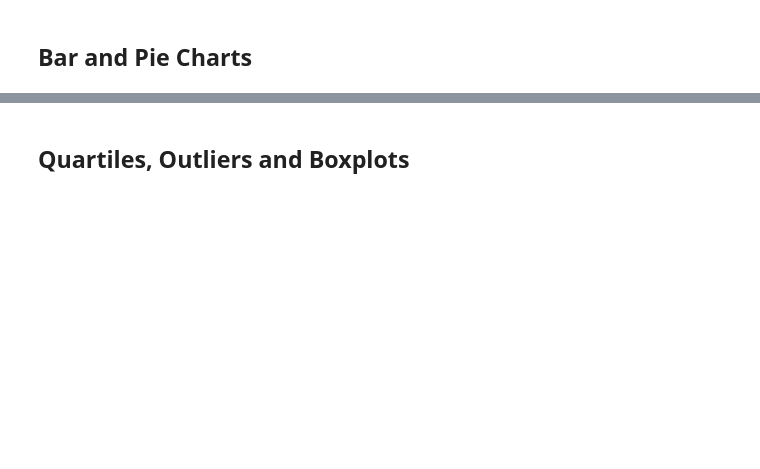
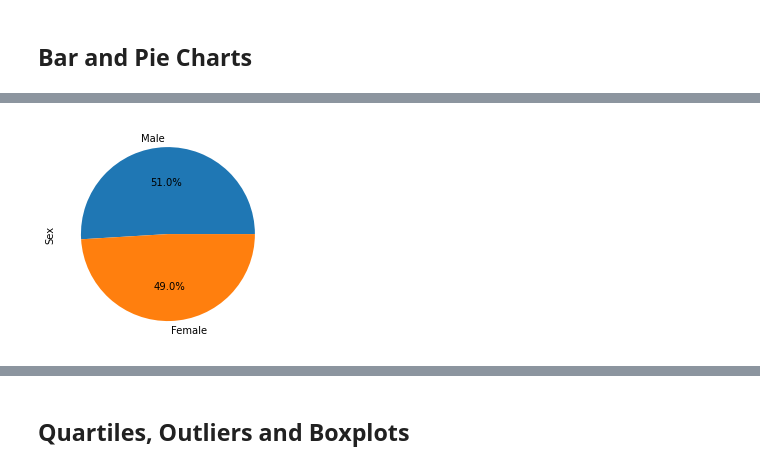
Before and after one commit to nievesyu/Matplotlib_Challenge, a Jupyter notebook: Pymaceuticals/pymaceuticals_starter.ipynb, the cells around one changed output, grey strips where cells are left out. Drawn from its saved outputs; the diff is of its cells as text; code cells hidden in the pictures; blank space fills up the shorter version.

```diff
--- a/Pymaceuticals/pymaceuticals_starter.ipynb
+++ b/Pymaceuticals/pymaceuticals_starter.ipynb
@@ -98,4 +132,9 @@ Name: Mouse ID, Length: 1888, dtype: object>
 # %%
 # Generate a pie plot showing the distribution of female versus male mice using pandas
+piecounts = no_dup_merge_df.Sex.value_counts()
+piecounts.plot(kind="pie",autopct='%1.1f%%')
+plt.show()
+# %% [output]
+[figure, added]
 # %%
 # Generate a pie plot showing the distribution of female versus male mice using pyplot
```
Also changed, not shown: parts of 17 cells of this notebook, 2 other files.
